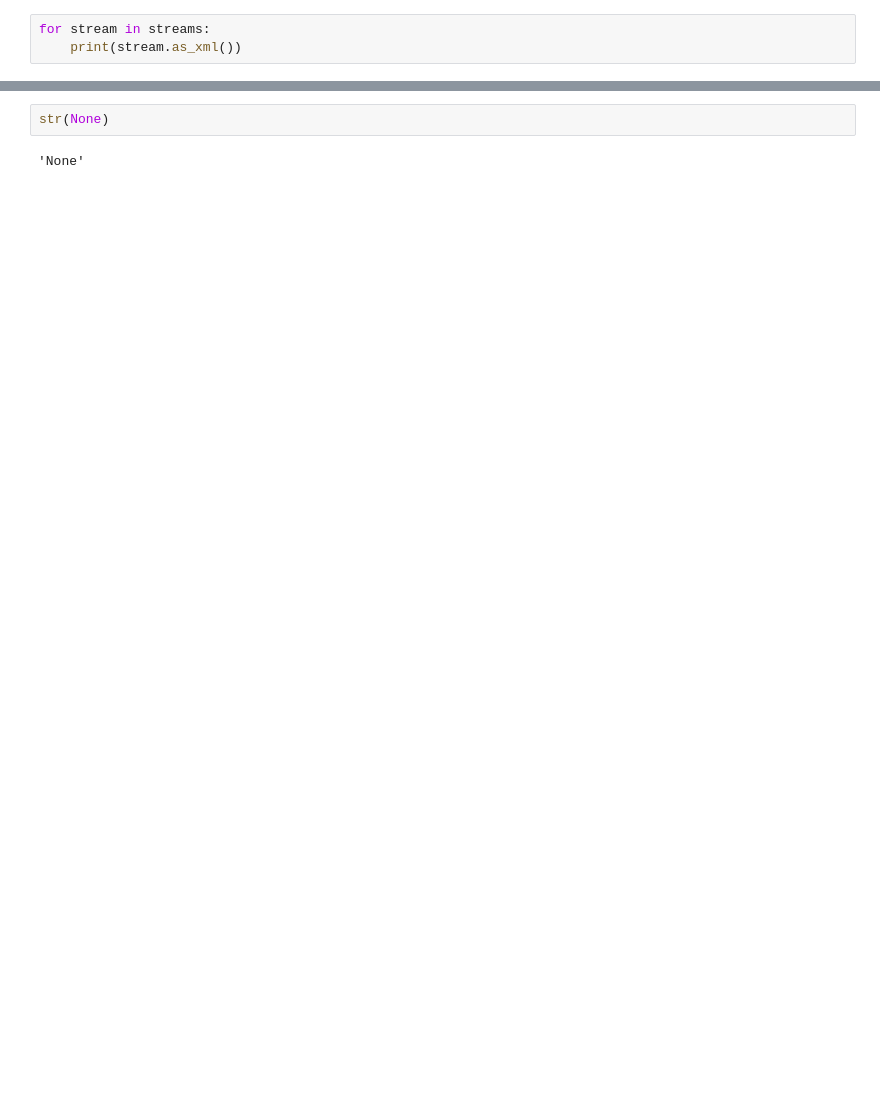
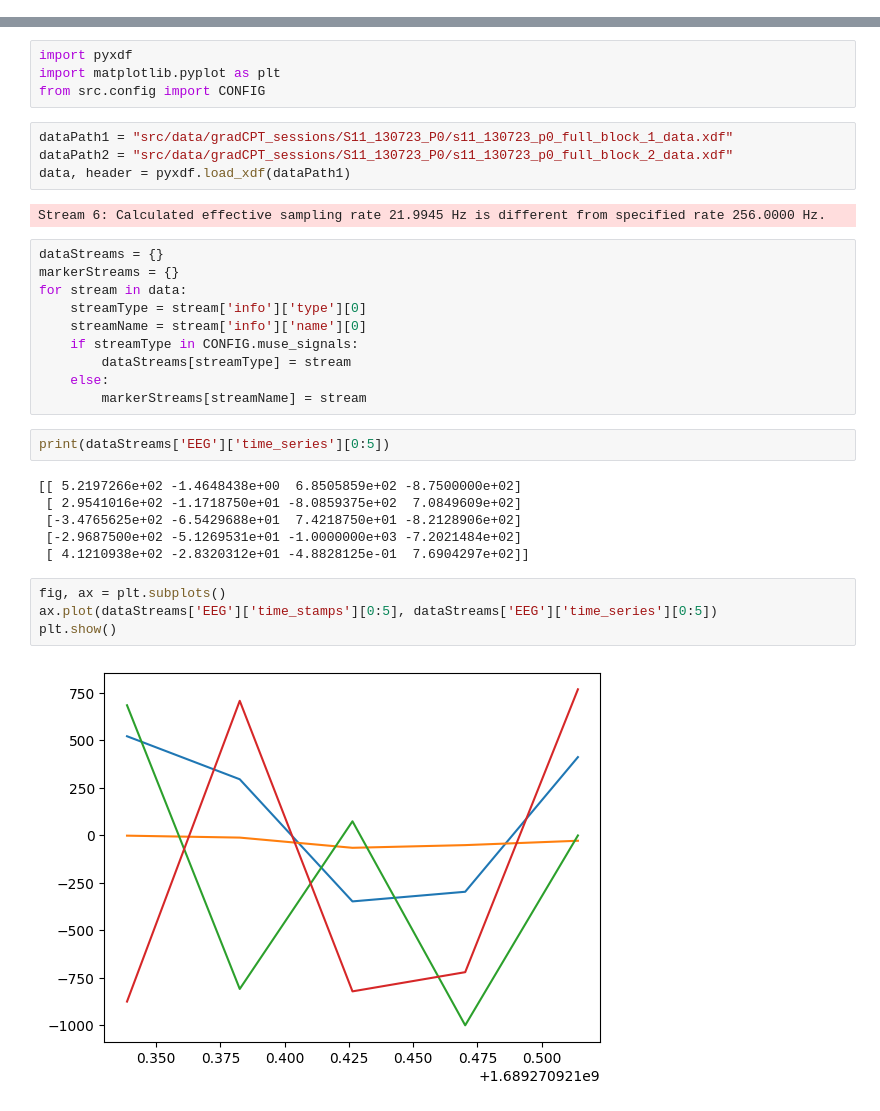
Before and after one commit to ovi-lab/attention-monitoring, a Jupyter notebook: sandbox.ipynb, the cells around one changed output, grey strips where cells are left out. Drawn from its saved outputs; the diff is of its cells as text; blank space fills up the shorter version.

```diff
--- a/sandbox.ipynb
+++ b/sandbox.ipynb
@@ -5,3 +0,0 @@ streams = resolve_stream()
-# %%
-for stream in streams:
-    print(stream.as_xml())
@@ -42,4 +1,34 @@ import datetime
-# %%
-str(None)
-# %% [output]
-'None'
+# %%
+import pyxdf
+import matplotlib.pyplot as plt
+from src.config import CONFIG
+# %%
+dataPath1 = "src/data/gradCPT_sessions/S11_130723_P0/s11_130723_p0_full_block_1_data.xdf"
+dataPath2 = "src/data/gradCPT_sessions/S11_130723_P0/s11_130723_p0_full_block_2_data.xdf"
+data, header = pyxdf.load_xdf(dataPath1)
+# %% [output]
+Stream 6: Calculated effective sampling rate 21.9945 Hz is different from specified rate 256.0000 Hz.
+# %%
+dataStreams = {}
+markerStreams = {}
+for stream in data:
+    streamType = stream['info']['type'][0]
+    streamName = stream['info']['name'][0]
+    if streamType in CONFIG.muse_signals:
+        dataStreams[streamType] = stream
+    else:
+        markerStreams[streamName] = stream
+# %%
+print(dataStreams['EEG']['time_series'][0:5])
+# %% [output]
+[[ 5.2197266e+02 -1.4648438e+00  6.8505859e+02 -8.7500000e+02]
+ [ 2.9541016e+02 -1.1718750e+01 -8.0859375e+02  7.0849609e+02]
+ [-3.4765625e+02 -6.5429688e+01  7.4218750e+01 -8.2128906e+02]
+ [-2.9687500e+02 -5.1269531e+01 -1.0000000e+03 -7.2021484e+02]
+ [ 4.1210938e+02 -2.8320312e+01 -4.8828125e-01  7.6904297e+02]]
+# %%
+fig, ax = plt.subplots()
+ax.plot(dataStreams['EEG']['time_stamps'][0:5], dataStreams['EEG']['time_series'][0:5])
+plt.show()
+# %% [output]
+[figure, added]
```
Also changed, not shown: parts of 9 cells of this notebook, 15 other files.
